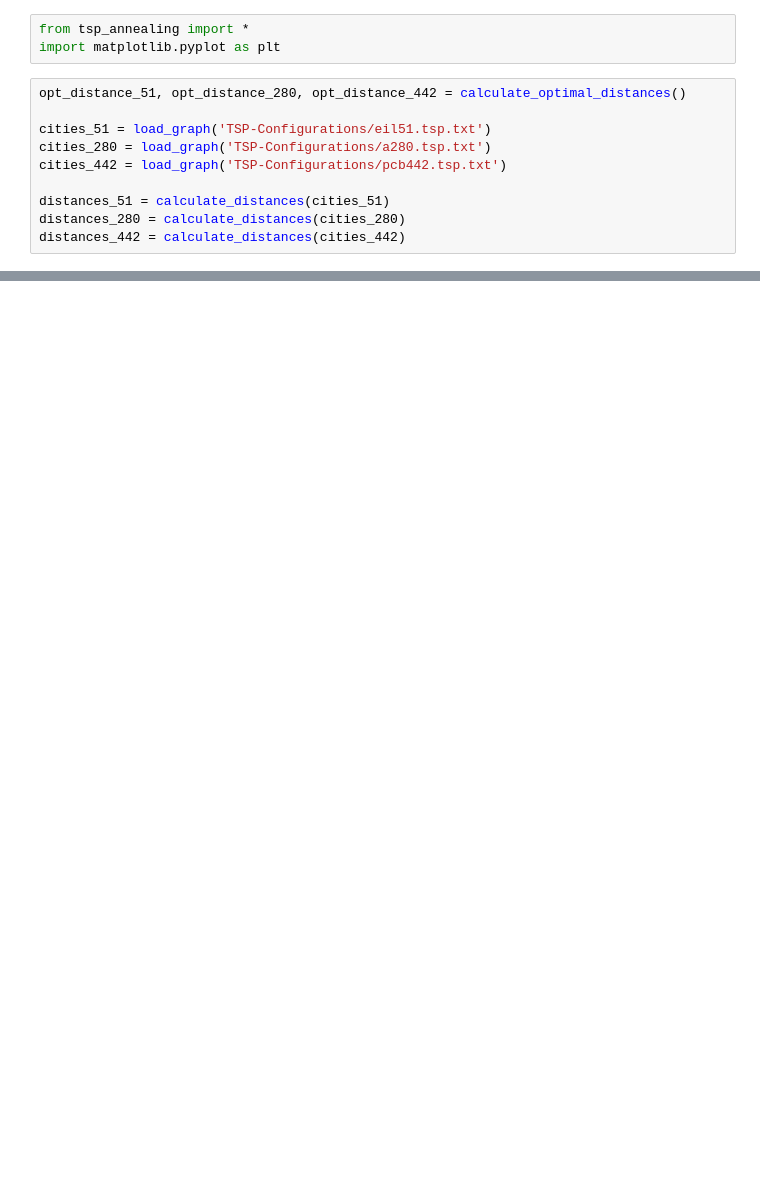
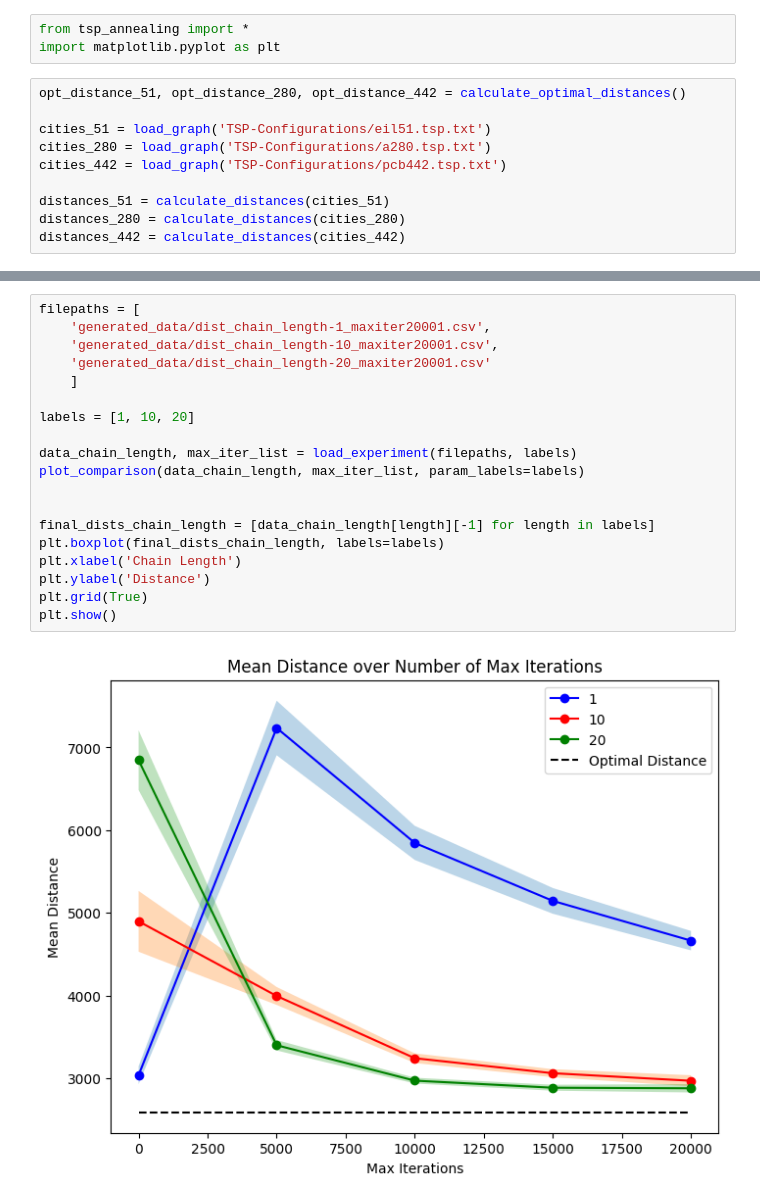
Before and after one commit to Foundnation/Stochastic-Simulation, a Jupyter notebook: TSM/analyse_data.ipynb, the cells around one changed output, grey strips where cells are left out. Drawn from its saved outputs; the diff is of its cells as text; blank space fills up the shorter version.

```diff
--- a/TSM/analyse_data.ipynb
+++ b/TSM/analyse_data.ipynb
@@ -75,0 +98,21 @@ UFuncTypeError: ufunc 'add' did not contain a loop with signature matching types
+# %%
+filepaths = [
+    'generated_data/dist_chain_length-1_maxiter20001.csv',
+    'generated_data/dist_chain_length-10_maxiter20001.csv',
+    'generated_data/dist_chain_length-20_maxiter20001.csv'
+    ]
+
+labels = [1, 10, 20]
+
+data_chain_length, max_iter_list = load_experiment(filepaths, labels)
+plot_comparison(data_chain_length, max_iter_list, param_labels=labels)
+
+
+final_dists_chain_length = [data_chain_length[length][-1] for length in labels]
+plt.boxplot(final_dists_chain_length, labels=labels)
+plt.xlabel('Chain Length')
+plt.ylabel('Distance')
+plt.grid(True)
+plt.show()
+# %% [output]
+[figure, added]
```
Also changed, not shown: parts of 8 cells of this notebook, 26 other files.
